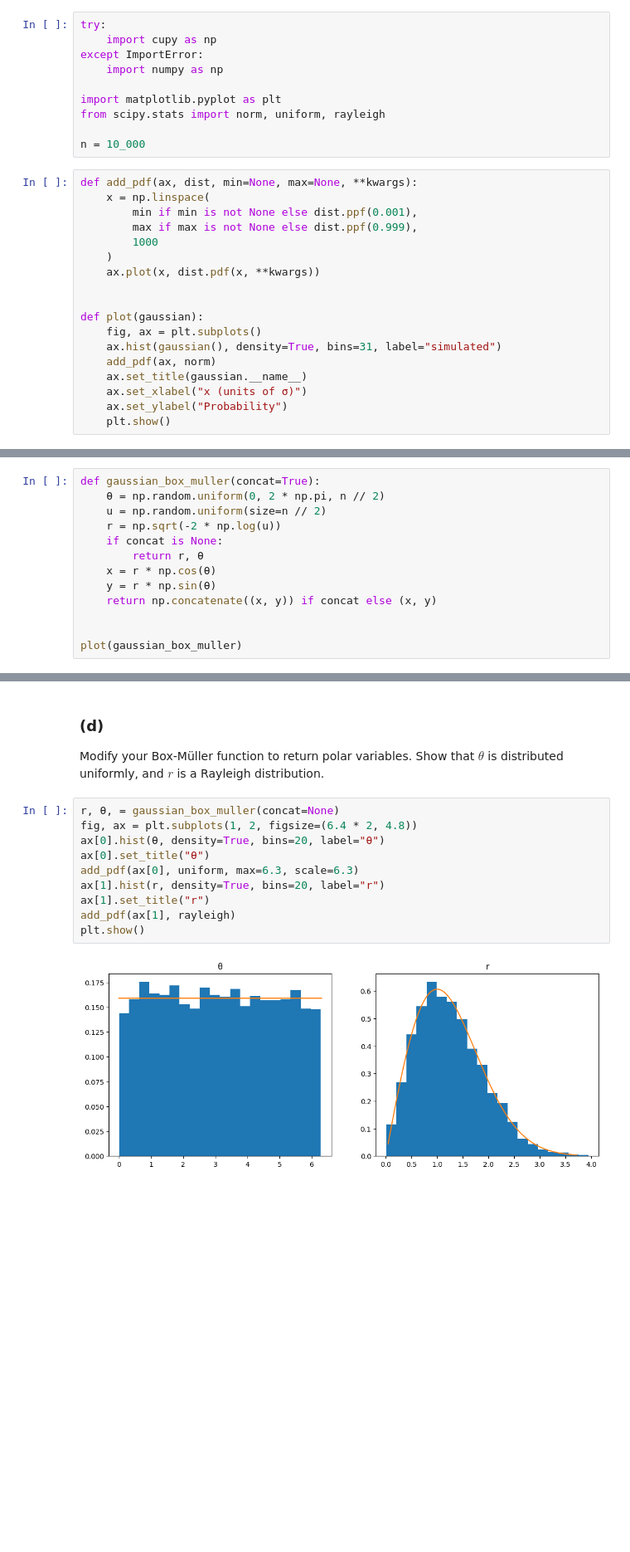
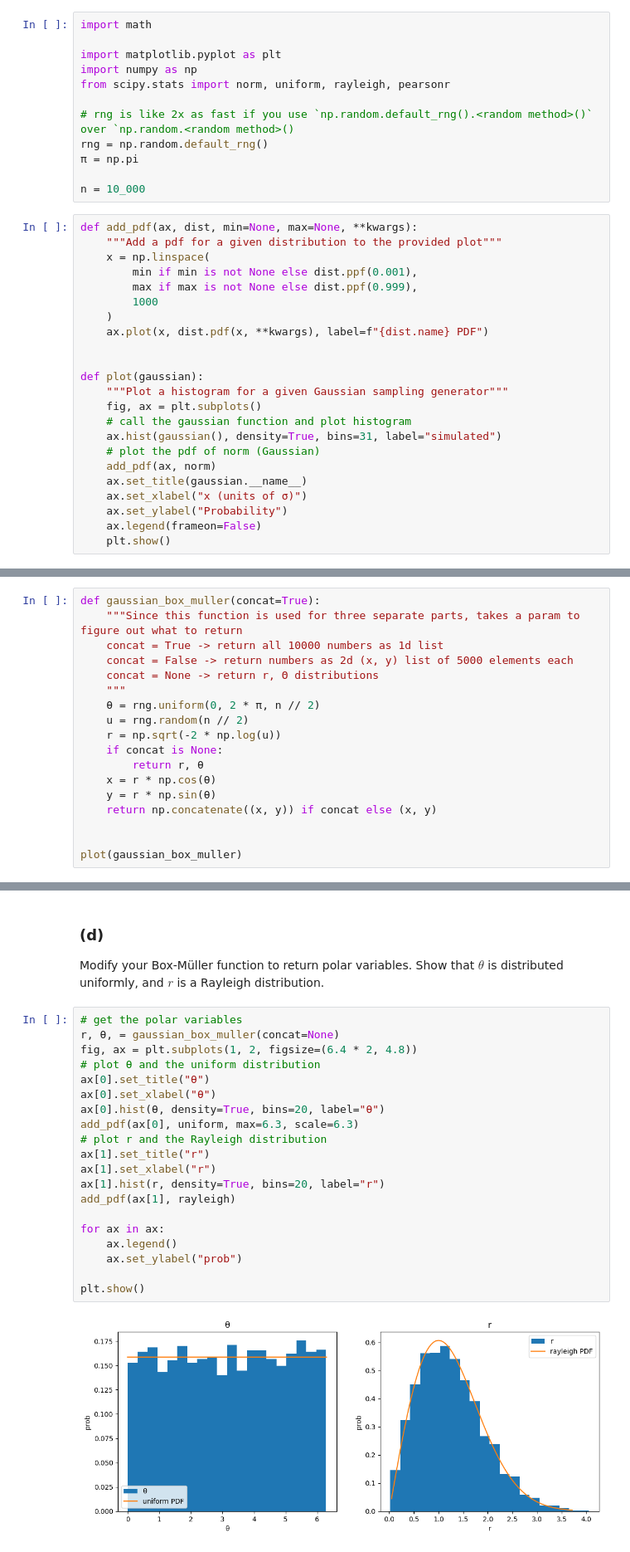
Before and after one commit to Andrew-Schwartz/PHYS403, a Jupyter notebook: hw/HW3_Andrew_Schwartz.ipynb, the cells around one changed output, grey strips where cells are left out. Shown at 83% size. Cells and saved outputs as stored; diff of their text form; blank space fills up the shorter version.

```diff
--- a/hw/HW3_Andrew_Schwartz.ipynb
+++ b/hw/HW3_Andrew_Schwartz.ipynb
@@ -33,32 +33,39 @@ Suppose $x$ and $y$ are independent Poisson variables with means $λ_x$ and $λ_
 
 In class we discussed several different ways to generate Gaussian random numbers. In this problem, we will implement these methods to generate Gaussian random numbers with $\mu = 0$ and $σ^2 = 1$. Make sure that all plots are properly labeled.
 # %%
-try:
-    import cupy as np
-except ImportError:
-    import numpy as np
+import math
 
 import matplotlib.pyplot as plt
-from scipy.stats import norm, uniform, rayleigh
+import numpy as np
+from scipy.stats import norm, uniform, rayleigh, pearsonr
+
+# rng is like 2x as fast if you use `np.random.default_rng().<random method>()` over `np.random.<random method>()
+rng = np.random.default_rng()
+π = np.pi
 
 n = 10_000
 # %%
 def add_pdf(ax, dist, min=None, max=None, **kwargs):
+    """Add a pdf for a given distribution to the provided plot"""
     x = np.linspace(
         min if min is not None else dist.ppf(0.001),
         max if max is not None else dist.ppf(0.999),
         1000
     )
-    ax.plot(x, dist.pdf(x, **kwargs))
+    ax.plot(x, dist.pdf(x, **kwargs), label=f"{dist.name} PDF")
 
 
 def plot(gaussian):
+    """Plot a histogram for a given Gaussian sampling generator"""
     fig, ax = plt.subplots()
+    # call the gaussian function and plot histogram
     ax.hist(gaussian(), density=True, bins=31, label="simulated")
+    # plot the pdf of norm (Gaussian)
     add_pdf(ax, norm)
     ax.set_title(gaussian.__name__)
     ax.set_xlabel("x (units of σ)")
     ax.set_ylabel("Probability")
+    ax.legend(frameon=False)
     plt.show()
 # %% [markdown]
 ### (a)
@@ -95,8 +110,13 @@ plot(gaussian_central_limit_theorem)
 Write a function that applies the classic version of the Box-Müller algorithm. Generate 10,000 random numbers, and plot the result. (Hint: your function will actually produce pairs of independent random numbers, so you get two for each call.)
 # %%
 def gaussian_box_muller(concat=True):
-    θ = np.random.uniform(0, 2 * np.pi, n // 2)
-    u = np.random.uniform(size=n // 2)
+    """Since this function is used for three separate parts, takes a param to figure out what to return
+    concat = True -> return all 10000 numbers as 1d list
+    concat = False -> return numbers as 2d (x, y) list of 5000 elements each
+    concat = None -> return r, Θ distributions
+    """
+    θ = rng.uniform(0, 2 * π, n // 2)
+    u = rng.random(n // 2)
     r = np.sqrt(-2 * np.log(u))
     if concat is None:
         return r, θ
@@ -127,17 +153,27 @@ plt.show()
 
 Modify your Box-Müller function to return polar variables. Show that $θ$ is distributed uniformly, and $r$ is a Rayleigh distribution.
 # %%
+# get the polar variables
 r, θ, = gaussian_box_muller(concat=None)
 fig, ax = plt.subplots(1, 2, figsize=(6.4 * 2, 4.8))
+# plot θ and the uniform distribution
+ax[0].set_title("θ")
+ax[0].set_xlabel("θ")
 ax[0].hist(θ, density=True, bins=20, label="θ")
-ax[0].set_title("θ")
 add_pdf(ax[0], uniform, max=6.3, scale=6.3)
+# plot r and the Rayleigh distribution
+ax[1].set_title("r")
+ax[1].set_xlabel("r")
 ax[1].hist(r, density=True, bins=20, label="r")
-ax[1].set_title("r")
 add_pdf(ax[1], rayleigh)
+
+for ax in ax:
+    ax.legend()
+    ax.set_ylabel("prob")
+
 plt.show()
 # %% [output]
-[figure, old version]
+[figure, new version]
 # %% [markdown]
 ### (f)
 
```
Also changed, not shown: parts of 13 cells of this notebook.
